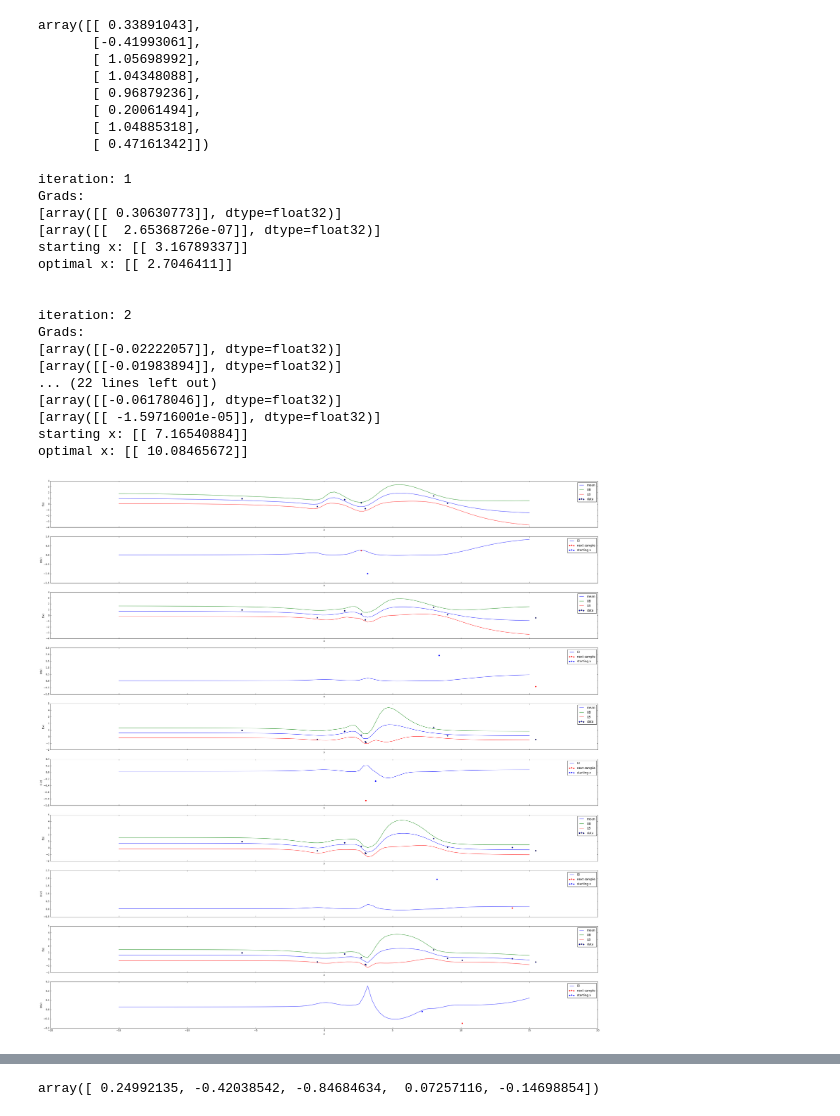
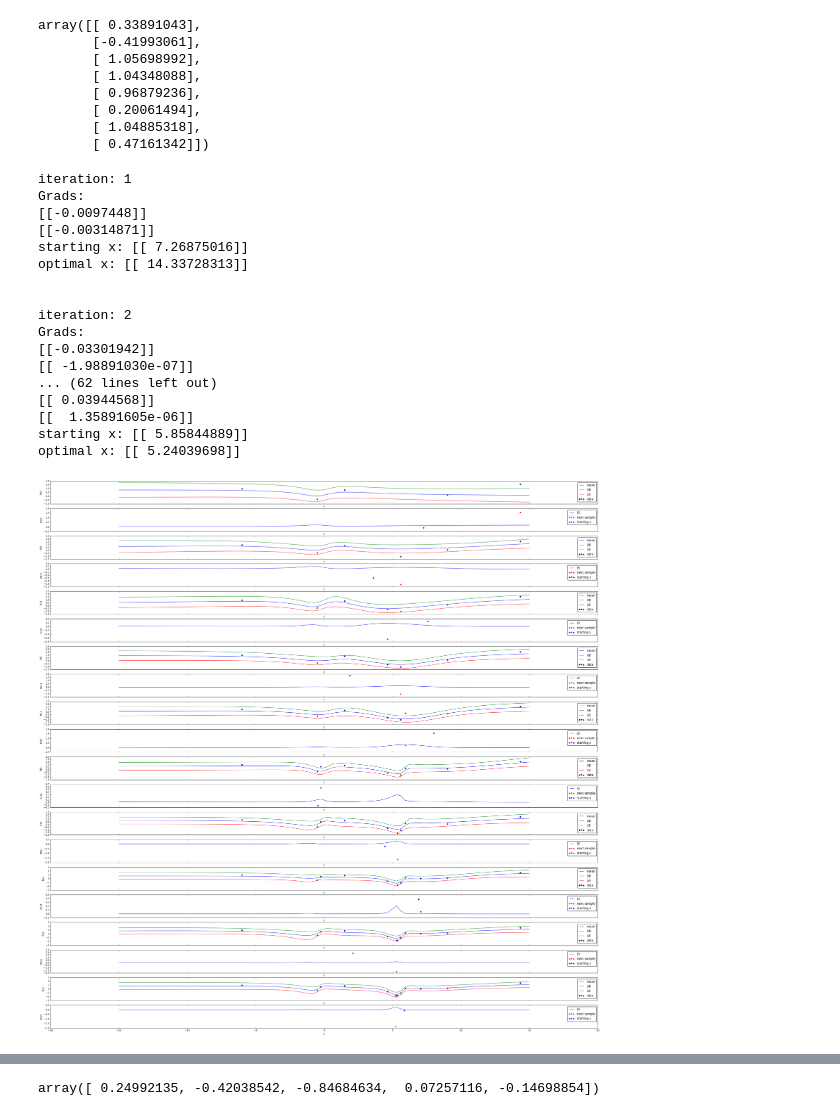
Before and after one commit to Anmol6/DNGO-BO, a Jupyter notebook: dngo.ipynb, the cells around one changed output, grey strips where cells are left out. Drawn from its saved outputs; the diff is of its cells as text; code cells hidden in the pictures.

```diff
--- a/dngo.ipynb
+++ b/dngo.ipynb
@@ -198,7 +198,7 @@ def objective(x):
 	return y
 
 #train data
-x_train = np.array([-6.0,-0.5, 1.5, 3.0,8.0, 9.0])
+x_train = np.array([-6.0,-0.5, 1.5, 9.0])
 #x_train = [-5.0, -1.0, 4.0, 10.0]
 #np.random.shuffle(x_train)
 y_train = objective(x_train)
@@ -216,12 +216,13 @@ y_preds = np.zeros(len(xtest))
 sigs = np.zeros(len(xtest))
 eis = np.zeros(len(xtest))
 # %%
+save_dir = "/home/anmol/projects/bayestest/bayesss/"
 with tf.Session() as sess1:
     m1 = model()
     xplace_t,out_t = m1.get_params()
     train(xplace_t,out_t,x_train,y_train,10000, sess1)
     y_hat = sess1.run(out_t, feed_dict = {xplace_t:xtest})
-    params_path = m1.save_model(sess1)
+    params_path = m1.save_model(sess1, save_dir)
 # %%
 plt.scatter(x_train,y_train)
 plt.plot(xtest, y_hat)
@@ -244,10 +245,11 @@ array([[ 0.33891043],
        [ 0.47161342]])
 # %%
 #xtrain is the known x-samples of the data, ytrain is the correpsonding values of the function
-num_evals = 5
+num_evals = 10
 bestsofarx = np.zeros(num_evals)
 bestsofary = np.zeros(num_evals)
 
+save_dir = "/home/anmol/projects/bayestest/bayesss/"
 y_preds = np.zeros((num_evals,len(xtest)))
 
 sigs = np.zeros((num_evals,len(xtest)))
@@ -267,7 +269,7 @@ while(total_iter<int(num_evals)):
         m1 = model()
         xplace_t,out_t = m1.get_params()
         train(xplace_t,out_t,x_train,y_train,10000, sess1)
-        params_path = m1.save_model(sess1)
+        params_path = m1.save_model(sess1, save_dir)
 
 
     with tf.Session() as sess2:
@@ -291,45 +293,45 @@ while(total_iter<int(num_evals)):
            y_preds[total_iter,i], sigs[total_iter,i] = bayes.predict([xtest[i]])
            eis[total_iter,i] = bayes.get_ei([xtest[i]])
 
     print("starting x: " + str(startx))
     print("optimal x: " + str(next_xsample))
     print('\n')
 
     axarr[2*total_iter].plot(xtest, y_preds[total_iter,:], label = 'mean')
     axarr[2*total_iter].plot(xtest, y_preds[total_iter,:] + sigs[total_iter,:],label = 'UB')
     axarr[2*total_iter].plot(xtest, y_preds[total_iter,:] - sigs[total_iter,:],label = 'LB')
     axarr[2*total_iter].scatter(x_train, y_train, label = 'data')
     axarr[2*total_iter].legend()
     axarr[2*total_iter].set_xlabel('x')
     axarr[2*total_iter].set_ylabel('f(x)')
 
     axarr[2*total_iter+1].plot(xtest, eis[total_iter,:], label = 'EI')
     axarr[2*total_iter+1].scatter(next_xsample, next_ysample, color='r', label = 'next sample')
     axarr[2*total_iter+1].scatter(startx, objective(startx), color='b', label = 'starting x')
     axarr[2*total_iter+1].legend()
     axarr[2*total_iter+1].set_xlabel('x')
     axarr[2*total_iter+1].set_ylabel('EI(x)')
 
     total_iter+=1
 # %% [output]
 iteration: 1
 Grads:
-[array([[ 0.30630773]], dtype=float32)]
-[array([[  2.65368726e-07]], dtype=float32)]
-starting x: [[ 3.16789337]]
-optimal x: [[ 2.7046411]]
+[[-0.0097448]]
+[[-0.00314871]]
+starting x: [[ 7.26875016]]
+optimal x: [[ 14.33728313]]
 
 
 iteration: 2
 Grads:
-[array([[-0.02222057]], dtype=float32)]
-[array([[-0.01983894]], dtype=float32)]
-... (22 lines left out)
-[array([[-0.06178046]], dtype=float32)]
-[array([[ -1.59716001e-05]], dtype=float32)]
-starting x: [[ 7.16540884]]
-optimal x: [[ 10.08465672]]
+[[-0.03301942]]
+[[ -1.98891030e-07]]
+... (62 lines left out)
+[[ 0.03944568]]
+[[  1.35891605e-06]]
+starting x: [[ 5.85844889]]
+optimal x: [[ 5.24039698]]
-[figure, old version]
+[figure, new version]
 # %%
 #plt.plot(xtest, eis[0,:])
 eis
```
Also changed, not shown: parts of 3 cells of this notebook.
